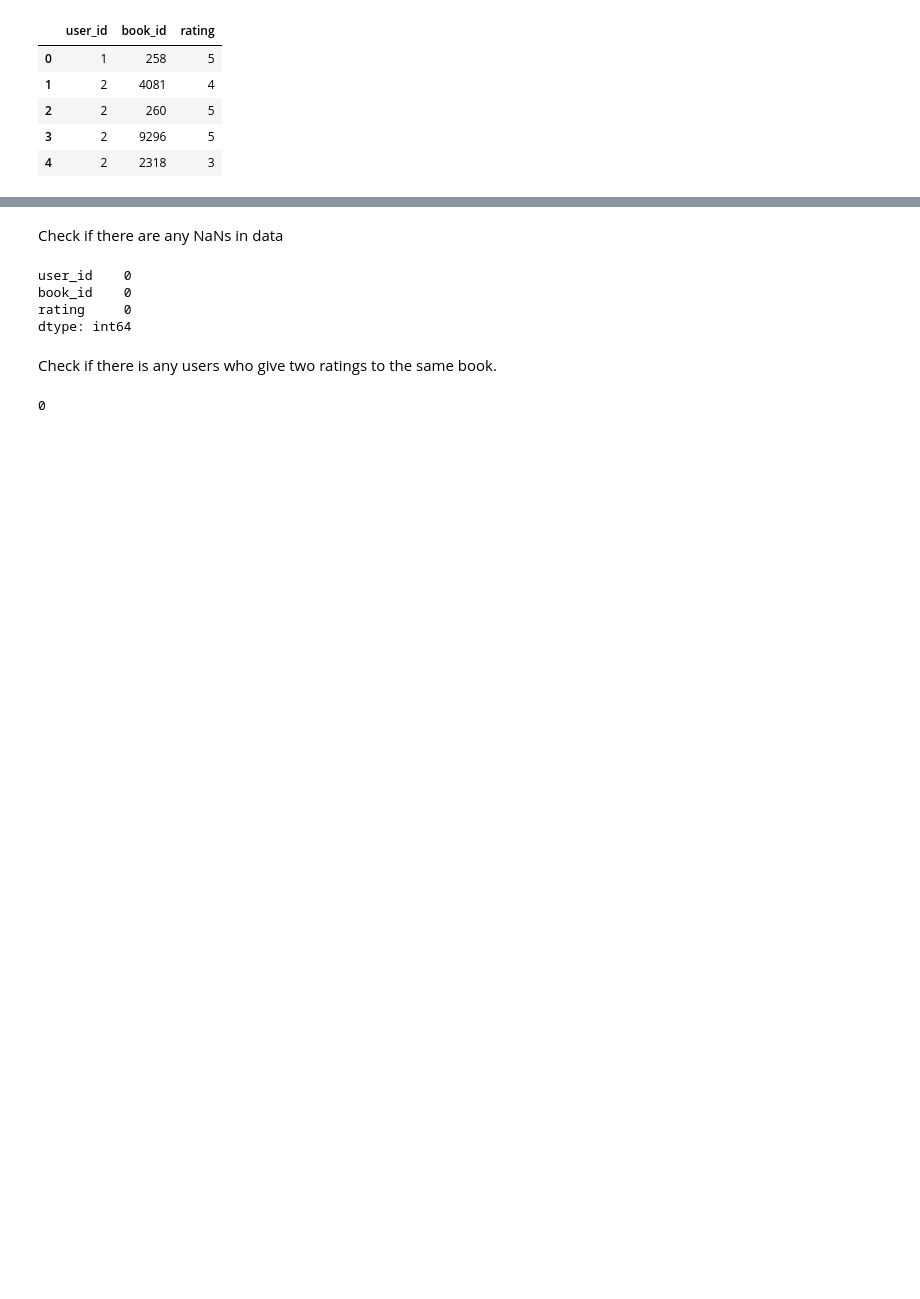
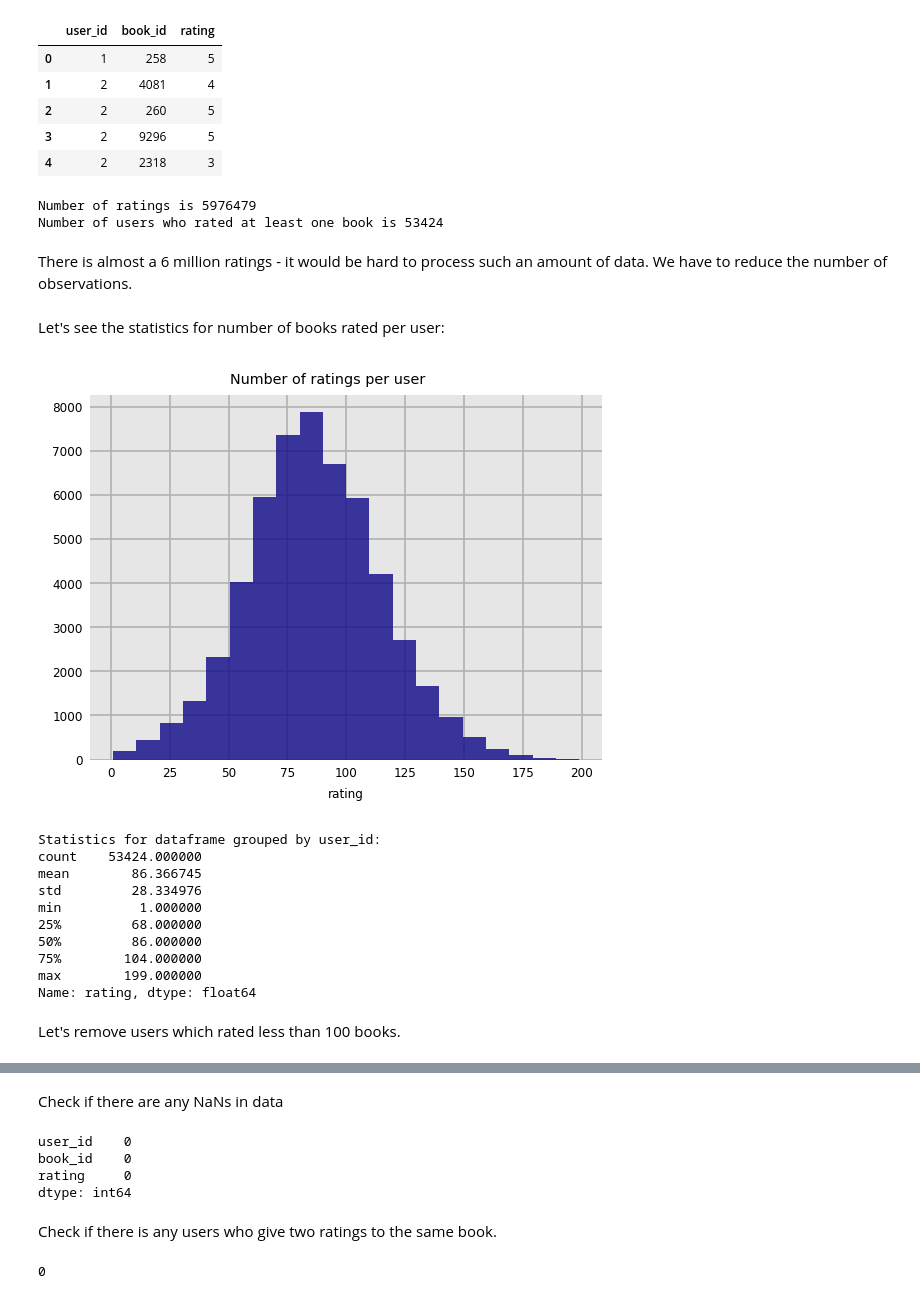
Before and after one commit to zuba0/Book-recommendation-system, a Jupyter notebook: Collaborative filtering.ipynb, the cells around one changed output, grey strips where cells are left out. Cells and saved outputs as stored; diff of their text form; code cells hidden in the pictures; blank space fills up the shorter version.

```diff
--- a/Collaborative filtering.ipynb
+++ b/Collaborative filtering.ipynb
@@ -16,3 +18,39 @@ display(ratings.head(5))
 | 2 | 2 | 260 | 5 |
 | 3 | 2 | 9296 | 5 |
 | 4 | 2 | 2318 | 3 |
+# %%
+print(f'Number of ratings is {len(ratings)}')
+print(f'Number of users who rated at least one book is {len(ratings.user_id.unique())}')
+# %% [output]
+Number of ratings is 5976479
+Number of users who rated at least one book is 53424
+# %% [markdown]
+There is almost a 6 million ratings - it would be hard to process such an amount of data. We have to reduce the number of observations.
+# %% [markdown]
+Let's see the statistics for number of books rated per user:
+# %%
+def grouping(data, col_name):
+    return data.groupby(col_name)['rating'].count()
+# %%
+def check_ratings(data, col_name):
+    data_grouped = grouping(data, col_name)
+    title = 'Number of ratings per '+ str(col_name[:-3])
+    display(dexplot.hist(val='rating',data=data_grouped, title=title, cmap='plasma'))
+    print('Statistics for dataframe grouped by '+ str(col_name) +':')
+    print(data_grouped.describe())
+# %%
+check_ratings(ratings, 'user_id')
+# %% [output]
+[figure, added]
+Statistics for dataframe grouped by user_id:
+count    53424.000000
+mean        86.366745
+std         28.334976
+min          1.000000
+25%         68.000000
+50%         86.000000
+75%        104.000000
+max        199.000000
+Name: rating, dtype: float64
+# %% [markdown]
+Let's remove users which rated less than 100 books.
```
Also changed, not shown: parts of 38 cells of this notebook.
